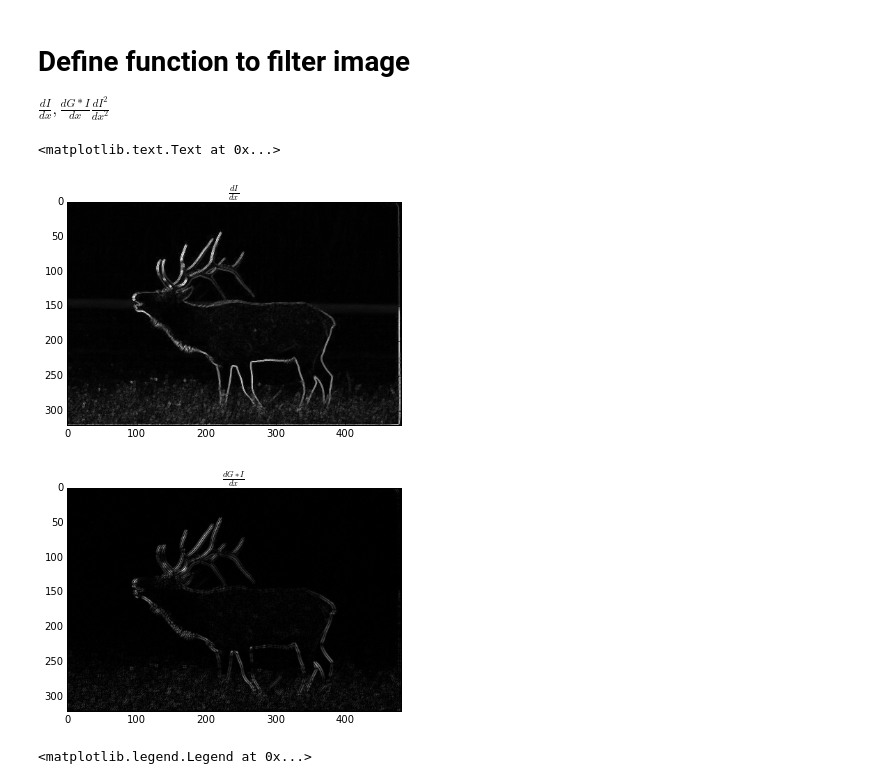
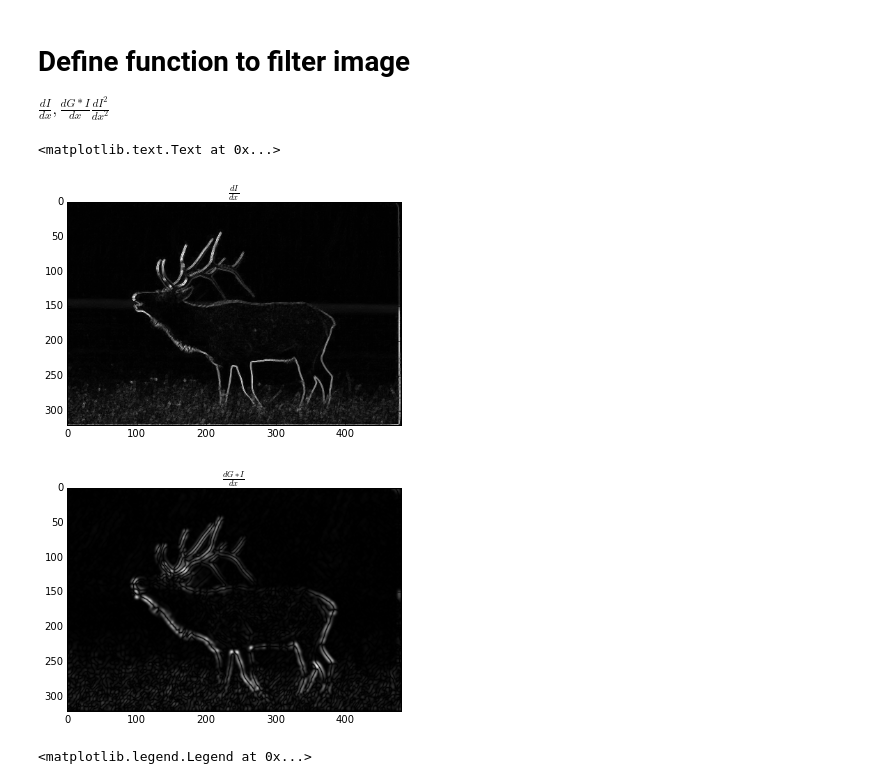
Before and after one commit to qiuwch/Stat271HWFall14, a Jupyter notebook: 1.2EdgeDemo.ipynb, the cells around one changed output. Drawn from its saved outputs; the diff is of its cells as text; code cells hidden in the pictures.

```diff
--- a/1.2EdgeDemo.ipynb
+++ b/1.2EdgeDemo.ipynb
@@ -44,36 +44,36 @@ def dIdx(im):
     # First order derivative
     dx1 = abs(np.roll(im, 1, axis=1) - im)
     dx2 = abs(np.roll(im, -1, axis=1) - im)
     dy1 = abs(np.roll(im, 1, axis=0) - im)
     dy2 = abs(np.roll(im, -1, axis=0) - im)
     dx = np.maximum(dx1, dx2)
     dy = np.maximum(dy1, dy2)
     dIm = np.maximum(dx, dy)
     return dIm
 
 def dgIdx(im):
     from scipy import ndimage
-    pixelRadius = 3; nderivative = 1;
-    dgauss = ndimage.gaussian_filter(im, sigma = pixelRadius/2, order=(nderivative, nderivative))
+    pixelRadius = 5; nderivative = 1;
+    dgauss = abs(ndimage.gaussian_filter(im, sigma = pixelRadius/2, order=(nderivative, nderivative)))
     return dgauss
 
 dx = dIdx(im)
 # dx2 = dIdx2(im)
 dgI = dgIdx(im)
 
 # Show filtered images
 figure(); myimshow(abs(dx)); title(r'$ \frac{dI}{dx} $')
 figure(); myimshow(abs(dgI)); title(r'$ \frac{d G*I}{dx} $')
 
 # showEdge(abs(dgauss), edgeMap)
 # def showEdge(im, edgeMap):
 #     # draw edge pixel
 #     im = im * (edgeMap != 0)
 #     figure(); myimshow(im); title('Highlight edge')
 # %% [output]
 <matplotlib.text.Text at 0x...>
 [figure]
-[figure, old version]
+[figure, new version]
 # %%
 def kde(x):
     # Kernel density estimation, to get P(dI/dx | on edge) and P(dI/dx | off edge) from data
```
Also changed, not shown: parts of 1 cell of this notebook, 1 other file.
